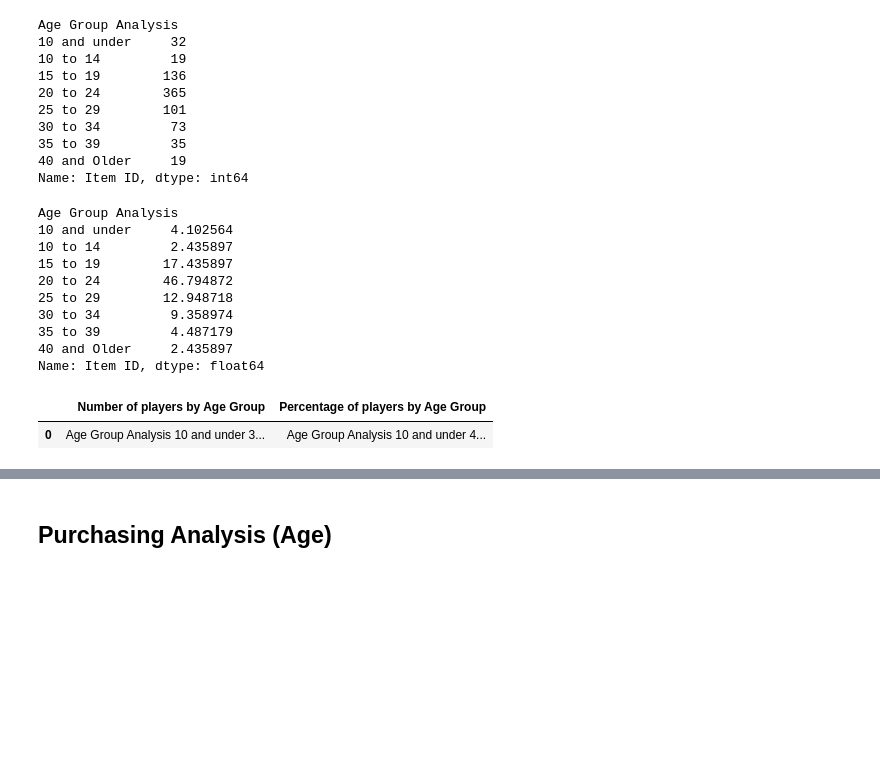
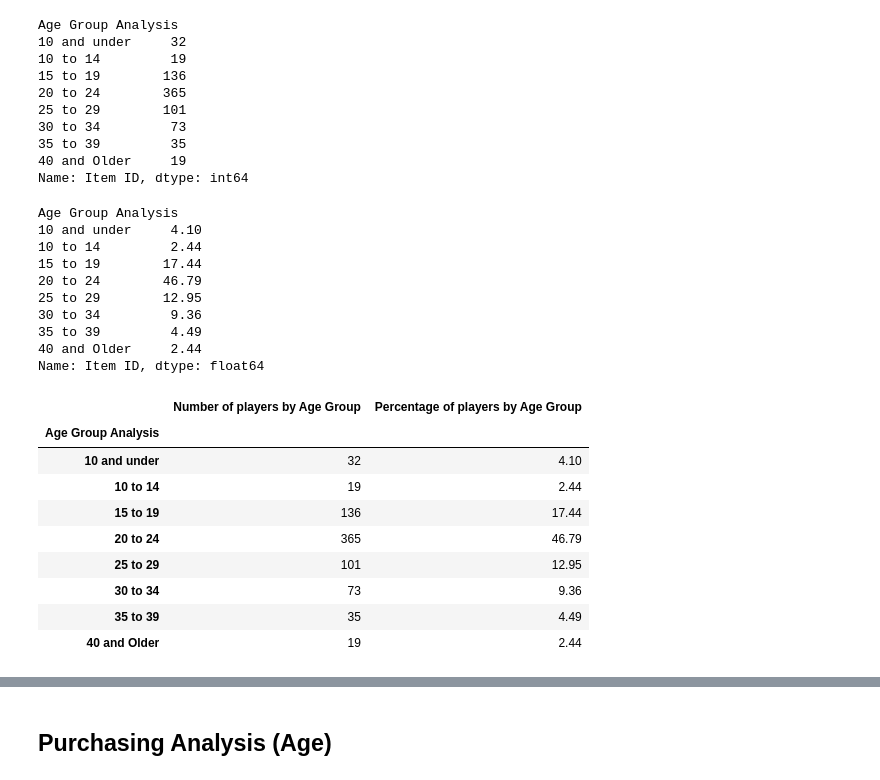
Before and after one commit to pemenalo/pandas-challenge, a Jupyter notebook: HeroesOfPymoli/HeroesOfPymoli_starter.ipynb, the cells around one changed output, grey strips where cells are left out. Saved outputs shown, nothing was run; the diff lists cells and outputs as text; code cells hidden in the pictures; blank space fills up the shorter version.

```diff
--- a/HeroesOfPymoli/HeroesOfPymoli_starter.ipynb
+++ b/HeroesOfPymoli/HeroesOfPymoli_starter.ipynb
@@ -237,26 +240,34 @@ Age Group Analysis
 40 and Older     19
 Name: Item ID, dtype: int64
 # %%
-age_group_percentage = ((age_groups["Item ID"].count()) / (total_players)*100)
+age_group_percentage = ((age_groups["Item ID"].count()) / (total_players)*100).round(2)
 age_group_percentage
 # %% [output]
 Age Group Analysis
-10 and under     4.102564
-10 to 14         2.435897
-15 to 19        17.435897
-20 to 24        46.794872
-25 to 29        12.948718
-30 to 34         9.358974
-35 to 39         4.487179
-40 and Older     2.435897
+10 and under     4.10
+10 to 14         2.44
+15 to 19        17.44
+20 to 24        46.79
+25 to 29        12.95
+30 to 34         9.36
+35 to 39         4.49
+40 and Older     2.44
 Name: Item ID, dtype: float64
 # %%
-age_df = {'Number of players by Age Group': [age_group_count],
-                      'Percentage of players by Age Group': [age_group_percentage],
+age_dict = {'Number of players by Age Group': age_group_count,
+                      'Percentage of players by Age Group': age_group_percentage,
                      }
 
-age_df = pd.DataFrame(age_df)
+age_df = pd.DataFrame(age_dict)
 age_df
 # %% [output]
 |  | Number of players by Age Group | Percentage of players by Age Group |
-| 0 | Age Group Analysis 10 and under 3... | Age Group Analysis 10 and under 4... |
+| Age Group Analysis |  |  |
+| 10 and under | 32 | 4.10 |
+| 10 to 14 | 19 | 2.44 |
+| 15 to 19 | 136 | 17.44 |
+| 20 to 24 | 365 | 46.79 |
+| 25 to 29 | 101 | 12.95 |
+| 30 to 34 | 73 | 9.36 |
+| 35 to 39 | 35 | 4.49 |
+| 40 and Older | 19 | 2.44 |
```
Also changed, not shown: parts of 12 cells of this notebook.
